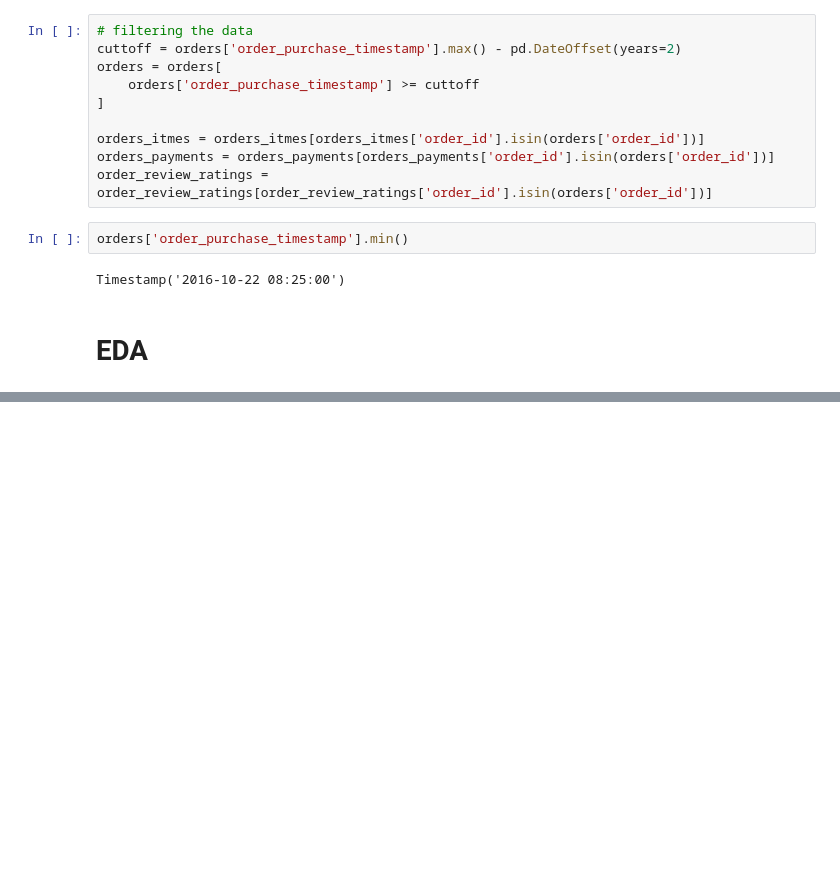
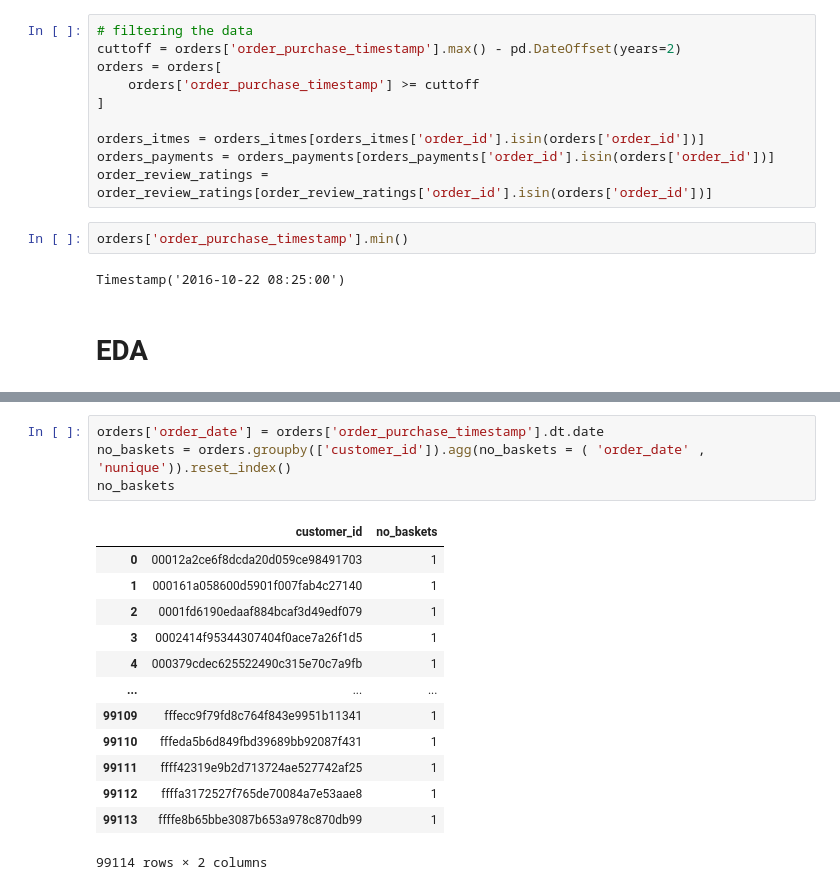
Before and after one commit to sahiljangid04/Customer-360, a Jupyter notebook: assigment_2_Script.ipynb, the cells around one changed output, grey strips where cells are left out. Drawn from its saved outputs; the diff is of its cells as text; blank space fills up the shorter version.

Commit message:
@ columns created

```diff
--- a/assigment_2_Script.ipynb
+++ b/assigment_2_Script.ipynb
@@ -280,0 +343,18 @@ Timestamp('2016-10-22 08:25:00')
+# %%
+orders['order_date'] = orders['order_purchase_timestamp'].dt.date
+no_baskets = orders.groupby(['customer_id']).agg(no_baskets = ( 'order_date' , 'nunique')).reset_index()
+no_baskets
+# %% [output]
+|  | customer_id | no_baskets |
+| 0 | 00012a2ce6f8dcda20d059ce98491703 | 1 |
+| 1 | 000161a058600d5901f007fab4c27140 | 1 |
+| 2 | 0001fd6190edaaf884bcaf3d49edf079 | 1 |
+| 3 | 0002414f95344307404f0ace7a26f1d5 | 1 |
+| 4 | 000379cdec625522490c315e70c7a9fb | 1 |
+| ... | ... | ... |
+| 99109 | fffecc9f79fd8c764f843e9951b11341 | 1 |
+| 99110 | fffeda5b6d849fbd39689bb92087f431 | 1 |
+| 99111 | ffff42319e9b2d713724ae527742af25 | 1 |
+| 99112 | ffffa3172527f765de70084a7e53aae8 | 1 |
+| 99113 | ffffe8b65bbe3087b653a978c870db99 | 1 |
+99114 rows × 2 columns
```
Also changed, not shown: parts of 6 cells of this notebook, 2 other files.
